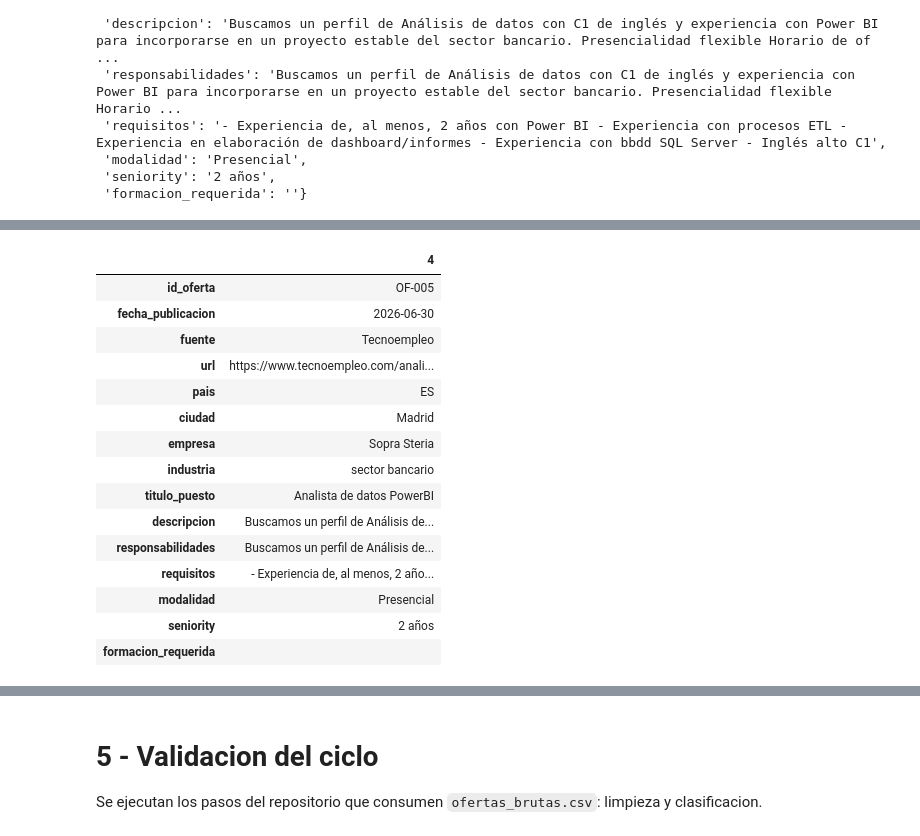
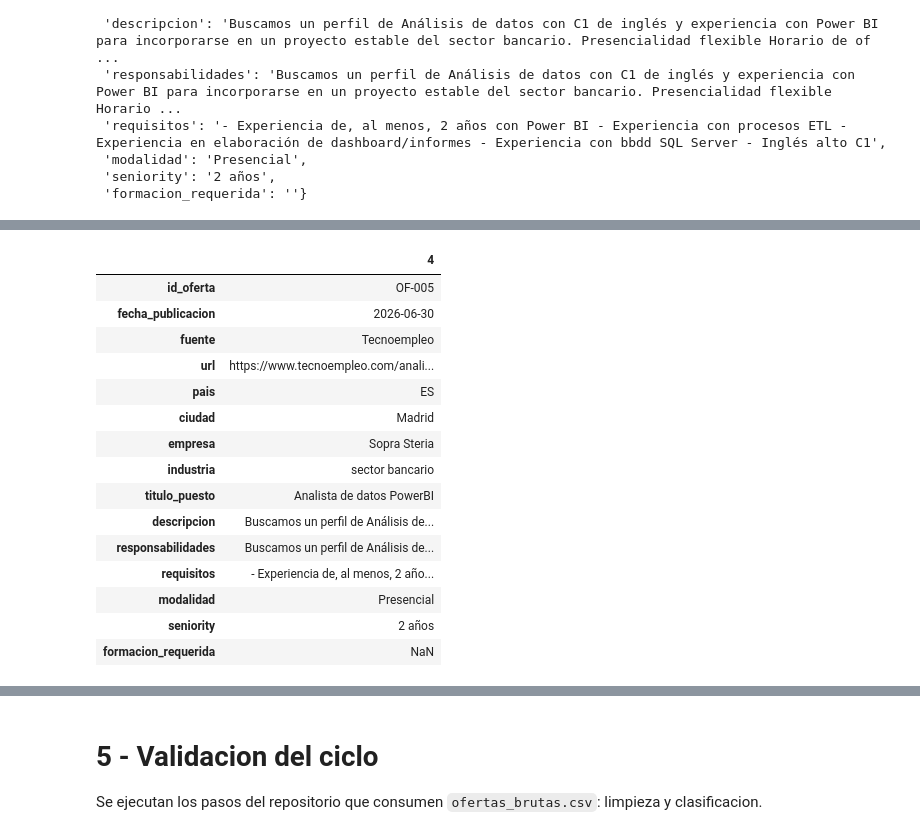
Before and after one commit to YaninaColangelo/market_labor_analysis, a Jupyter notebook: notebooks/00_1_exploracion_fuente.ipynb, the cells around one changed output, grey strips where cells are left out. Cells and saved outputs as stored; diff of their text form; code cells hidden in the pictures.

```diff
--- a/notebooks/00_1_exploracion_fuente.ipynb
+++ b/notebooks/00_1_exploracion_fuente.ipynb
@@ -50,8 +52,3 @@ from src.data_classification import run_classification
 # 1 - Extract
 
 Se prueba una URL concreta. En local Tecnoempleo puede bloquear la descarga; esta celda esta pensada para ejecutarse en Colab.
-# %%
-url = "https://www.tecnoempleo.com/analista-datos-powerbi-sopra-steria/power-bi-etl/rf-7624176cc2dbe32ca545"
-
-oferta_extraida = obtener_oferta(url)
-oferta_extraida
@@ -75,0 +55,26 @@ oferta_extraida
+# %%
+url = "https://www.tecnoempleo.com/analista-datos-powerbi-sopra-steria/power-bi-etl/rf-7624176cc2dbe32ca545"
+
+html_path = DATA_RAW / "html" / "oferta_tecnoempleo_001.html"
+
+try:
+    html = descargar_html(url)
+
+    html_path.parent.mkdir(parents=True, exist_ok=True)
+    html_path.write_text(html, encoding="utf-8")
+
+    oferta_extraida = construir_oferta_raw(html, url)
+
+except Exception as error:
+    print(f"No se pudo descargar desde Tecnoempleo: {error}")
+
+    if not html_path.exists():
+        raise FileNotFoundError(
+            "No existe HTML de respaldo. Ejecutar esta celda en Colab o guardar el HTML en "
+            f"{html_path}"
+        )
+
+    html = html_path.read_text(encoding="utf-8")
+    oferta_extraida = construir_oferta_raw(html, url)
+
+oferta_extraida
@@ -146,25 +171,28 @@ Se carga el dataset raw existente, se reemplaza la misma URL si ya estaba cargad
 # %%
 df_raw = load_raw_dataset()
 
 df_raw = df_raw[df_raw["url"] != oferta_raw["url"]].copy()
 df_raw = append_offers(df_raw, [oferta_raw])
+
 save_raw_dataset(df_raw)
 
-df_raw[df_raw["url"] == url].T
+df_raw_check = load_raw_dataset()
+
+df_raw_check[df_raw_check["url"] == url].T
 # %% [output]
 |  | 4 |
 | id_oferta | OF-005 |
 | fecha_publicacion | 2026-06-30 |
 | fuente | Tecnoempleo |
 | url | https://www.tecnoempleo.com/anali... |
 | pais | ES |
 | ciudad | Madrid |
 | empresa | Sopra Steria |
 | industria | sector bancario |
 | titulo_puesto | Analista de datos PowerBI |
 | descripcion | Buscamos un perfil de Análisis de... |
 | responsabilidades | Buscamos un perfil de Análisis de... |
 | requisitos | - Experiencia de, al menos, 2 año... |
 | modalidad | Presencial |
 | seniority | 2 años |
-| formacion_requerida |  |
+| formacion_requerida | NaN |
```
Also changed, not shown: parts of 10 cells of this notebook.
